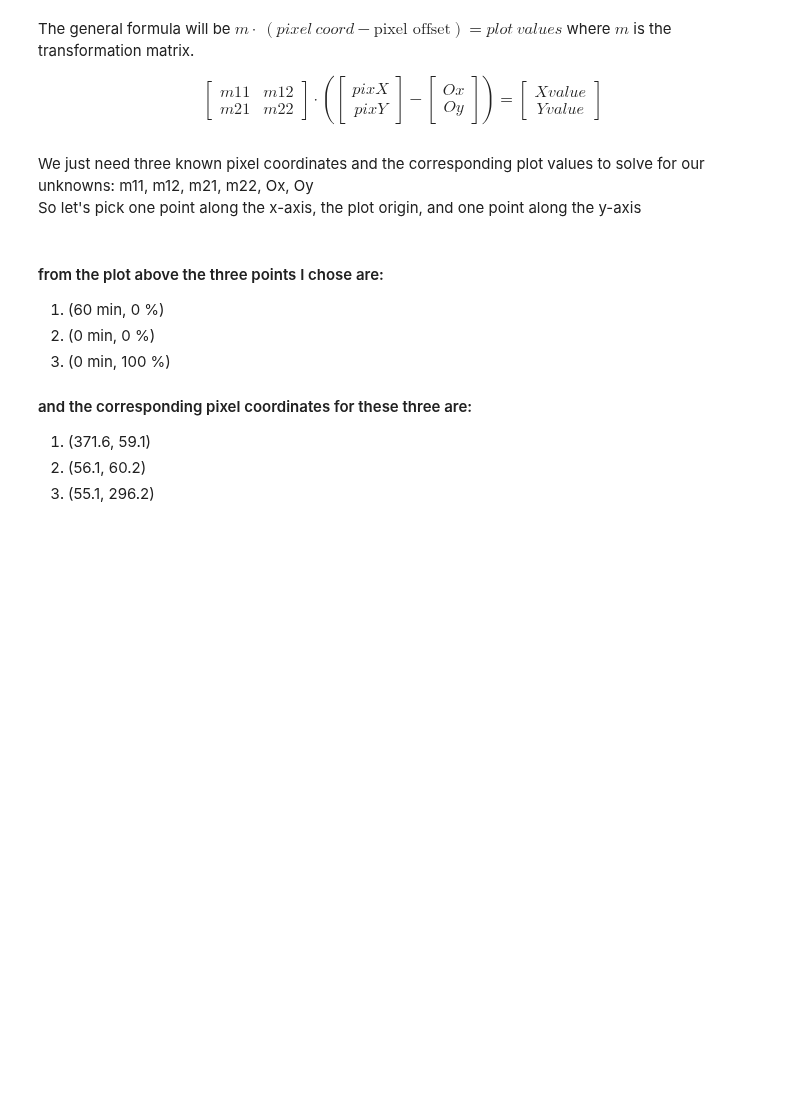
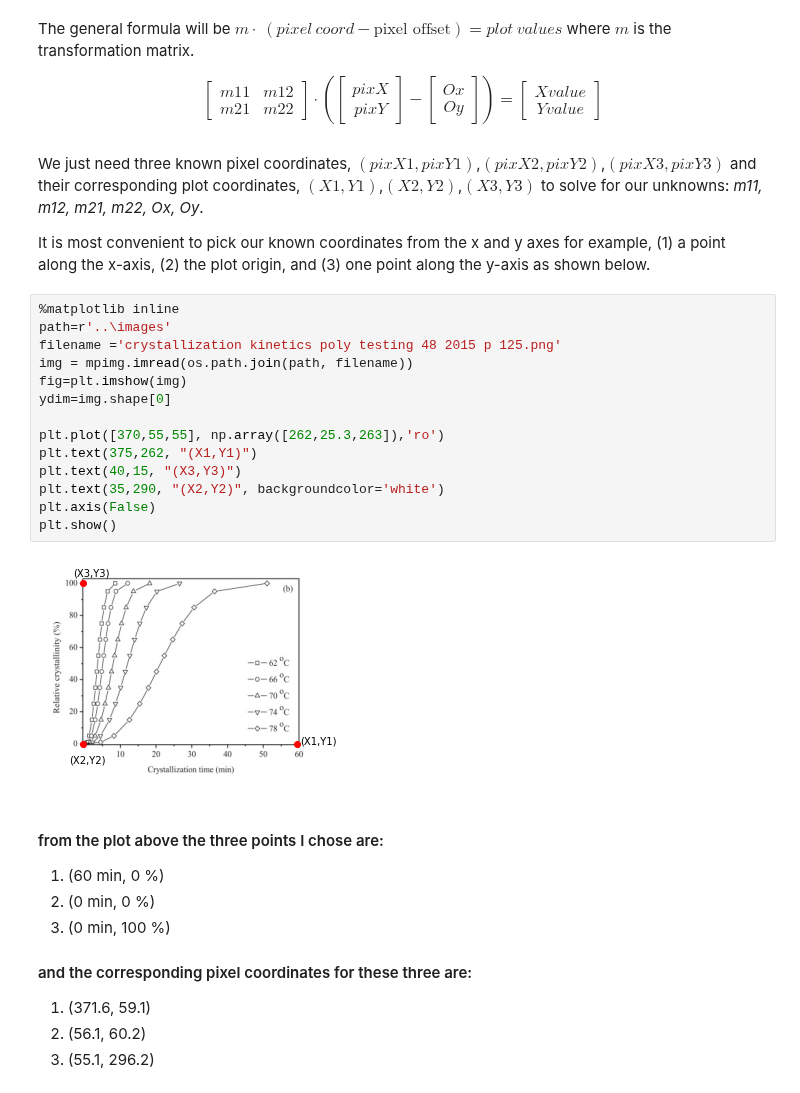
Before and after one commit to sgcorcoran/Python-for-MSE, a Jupyter notebook: lessons_3114/07_digitizing_literature_plots.ipynb, the cells around one changed output. Saved outputs shown, nothing was run; the diff lists cells and outputs as text; blank space fills up the shorter version.

```diff
--- a/lessons_3114/07_digitizing_literature_plots.ipynb
+++ b/lessons_3114/07_digitizing_literature_plots.ipynb
@@ -191,8 +182,25 @@ The general formula will be $m \cdot \ (pixel\ coord - \text{pixel offset}) = pl
 
 $$\begin{bmatrix}m11 & m12 \\m21 & m22 \end{bmatrix}\cdot \left( \left[\begin{array}{c}pixX\\ pixY\end{array}\right] - \left[\begin{array}{c}Ox\\ Oy\end{array}\right]\right)=\left[\begin{array}{c}Xvalue\\ Yvalue\end{array}\right]$$
 # %% [markdown]
-We just need three known pixel coordinates and the corresponding plot values to solve for our unknowns: m11, m12, m21, m22, Ox, Oy
-So let's pick one point along the x-axis, the plot origin, and one point along the y-axis
+We just need three known pixel coordinates, $(pixX1, pixY1)$,$(pixX2, pixY2)$,$(pixX3,pixY3)$ and their corresponding plot coordinates, $(X1,Y1)$,$(X2,Y2)$,$(X3,Y3)$ to solve for our unknowns: *m11, m12, m21, m22, Ox, Oy*.
+
+It is most convenient to pick our known coordinates from the x and y axes for example, (1) a point along the x-axis, (2) the plot origin, and (3) one point along the y-axis as shown below.
+# %%
+%matplotlib inline
+path=r'..\images'
+filename ='crystallization kinetics poly testing 48 2015 p 125.png'
+img = mpimg.imread(os.path.join(path, filename))
+fig=plt.imshow(img)
+ydim=img.shape[0]
+
+plt.plot([370,55,55], np.array([262,25.3,263]),'ro')
+plt.text(375,262, "(X1,Y1)")
+plt.text(40,15, "(X3,Y3)")
+plt.text(35,290, "(X2,Y2)", backgroundcolor='white')
+plt.axis(False)
+plt.show()
+# %% [output]
+[figure, added]
 # %% [markdown]
 #### from the plot above the three points I chose are:
 1. (60 min, 0 %)
```
Also changed, not shown: parts of 31 cells of this notebook, 2 other files.
